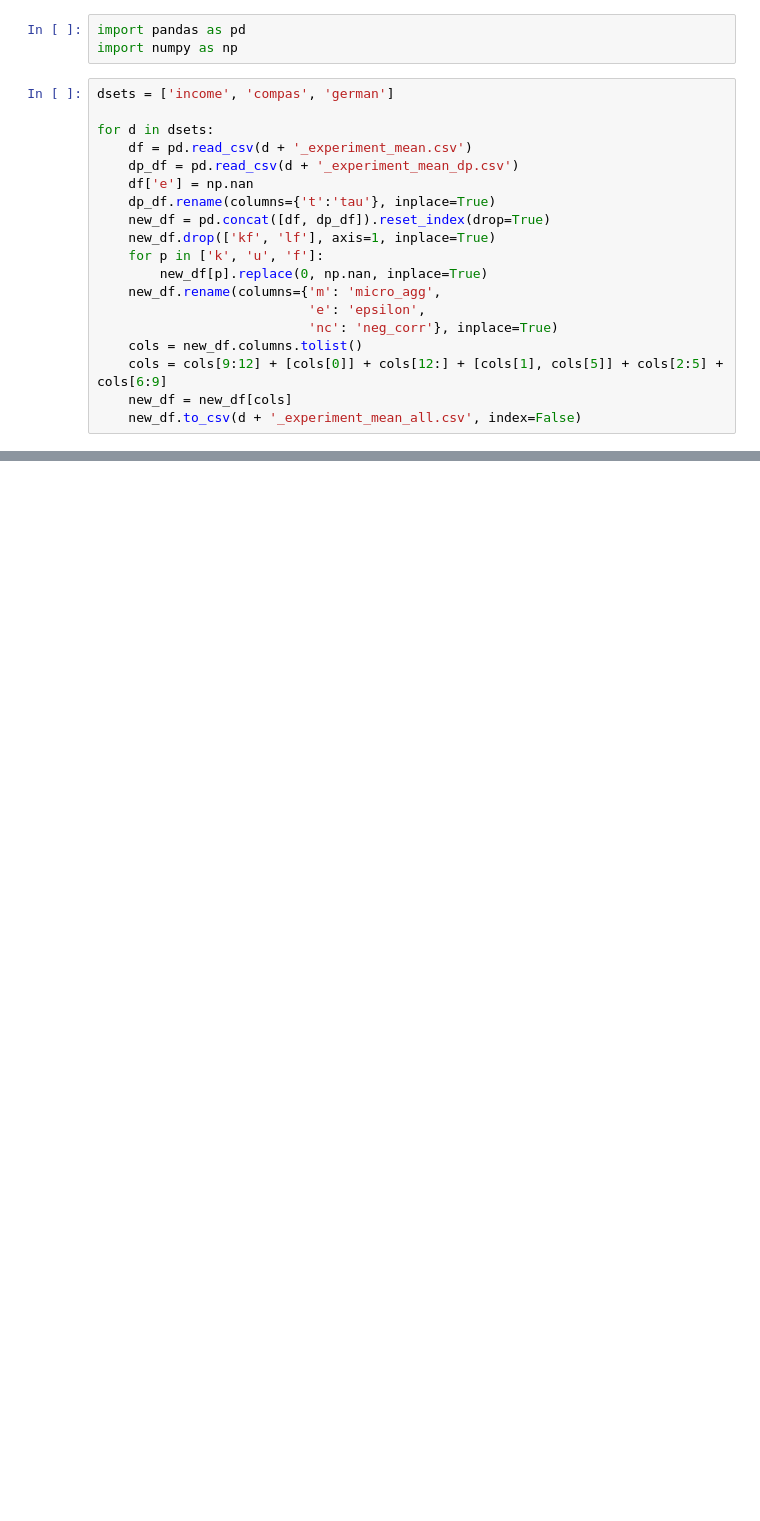
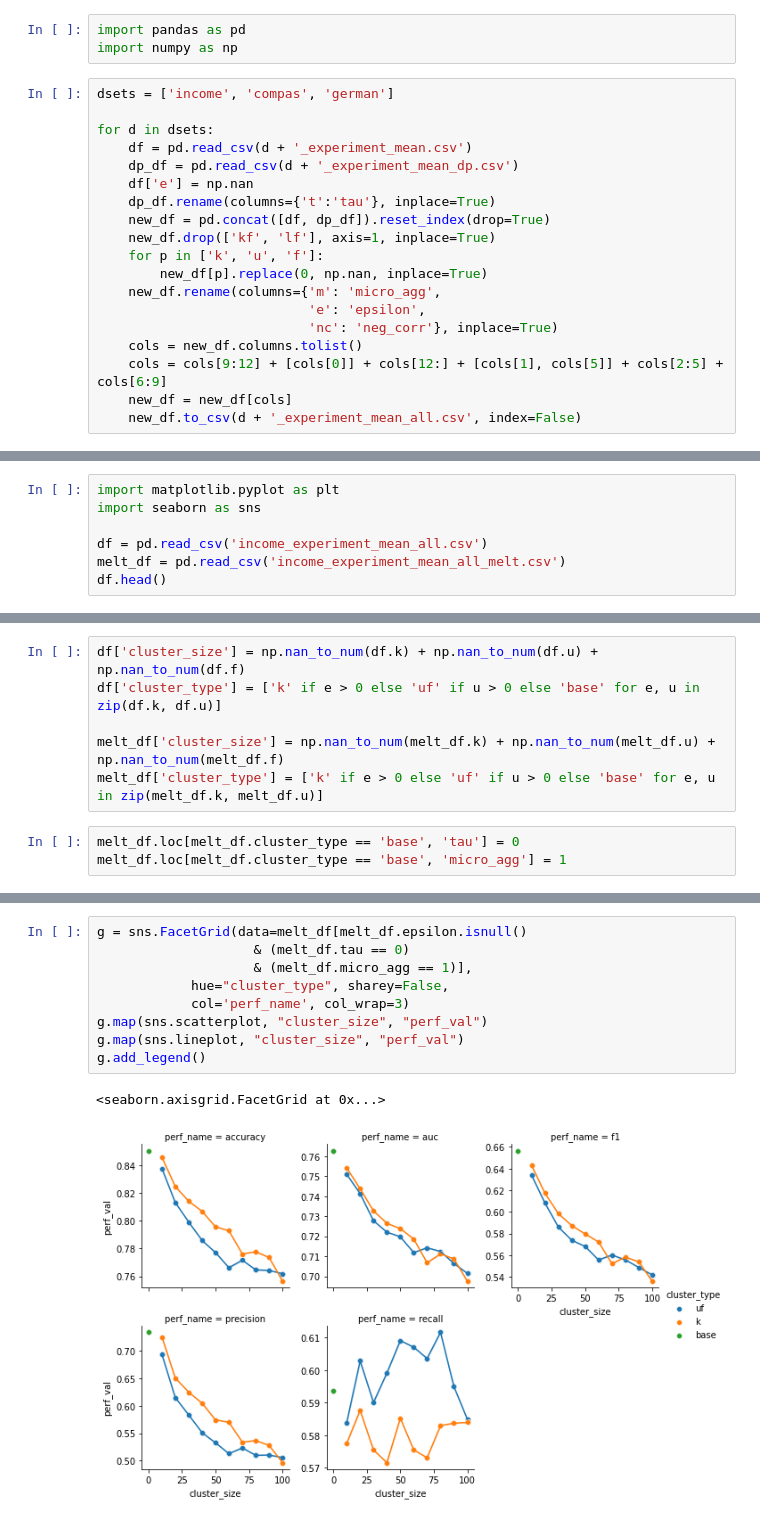
Before and after one commit to vladoxNCL/fairMDAVplus, a Jupyter notebook: Datasets/data_merge.ipynb, the cells around one changed output, grey strips where cells are left out. Saved outputs shown, nothing was run; the diff lists cells and outputs as text; blank space fills up the shorter version.

Commit message:
dp experiments

```diff
--- a/Datasets/data_merge.ipynb
+++ b/Datasets/data_merge.ipynb
@@ -37,0 +62,7 @@ for d in dsets:
+# %%
+import matplotlib.pyplot as plt
+import seaborn as sns
+
+df = pd.read_csv('income_experiment_mean_all.csv')
+melt_df = pd.read_csv('income_experiment_mean_all_melt.csv')
+df.head()
@@ -37,0 +76,9 @@ for d in dsets:
+# %%
+df['cluster_size'] = np.nan_to_num(df.k) + np.nan_to_num(df.u) + np.nan_to_num(df.f)
+df['cluster_type'] = ['k' if e > 0 else 'uf' if u > 0 else 'base' for e, u in zip(df.k, df.u)]
+
+melt_df['cluster_size'] = np.nan_to_num(melt_df.k) + np.nan_to_num(melt_df.u) + np.nan_to_num(melt_df.f)
+melt_df['cluster_type'] = ['k' if e > 0 else 'uf' if u > 0 else 'base' for e, u in zip(melt_df.k, melt_df.u)]
+# %%
+melt_df.loc[melt_df.cluster_type == 'base', 'tau'] = 0
+melt_df.loc[melt_df.cluster_type == 'base', 'micro_agg'] = 1
@@ -37,0 +103,12 @@ for d in dsets:
+# %%
+g = sns.FacetGrid(data=melt_df[melt_df.epsilon.isnull()
+                    & (melt_df.tau == 0)
+                    & (melt_df.micro_agg == 1)],
+            hue="cluster_type", sharey=False,
+            col='perf_name', col_wrap=3)
+g.map(sns.scatterplot, "cluster_size", "perf_val")
+g.map(sns.lineplot, "cluster_size", "perf_val")
+g.add_legend()
+# %% [output]
+<seaborn.axisgrid.FacetGrid at 0x...>
+[figure, added]
```
Also changed, not shown: parts of 18 cells of this notebook, 3 other files.
